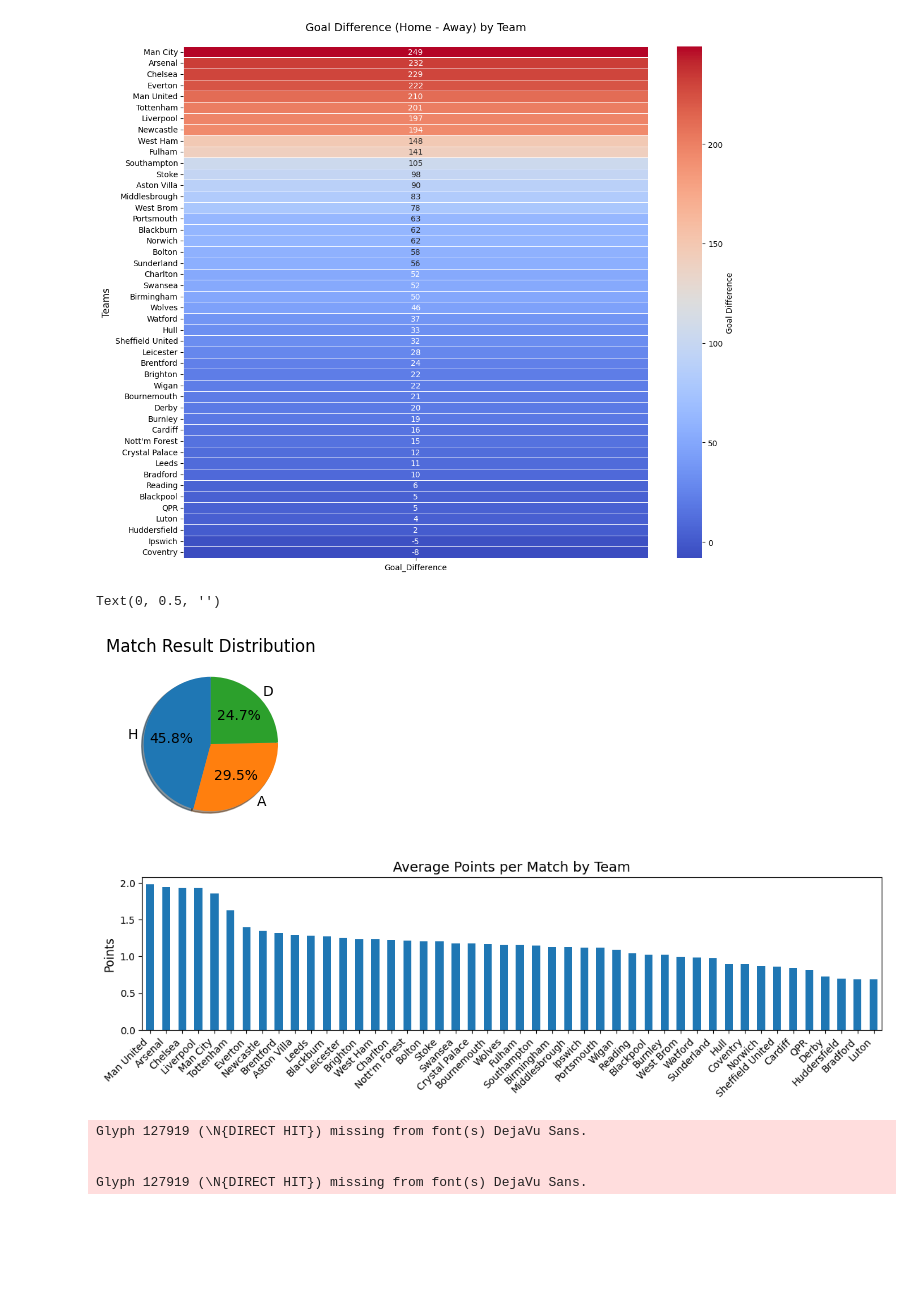
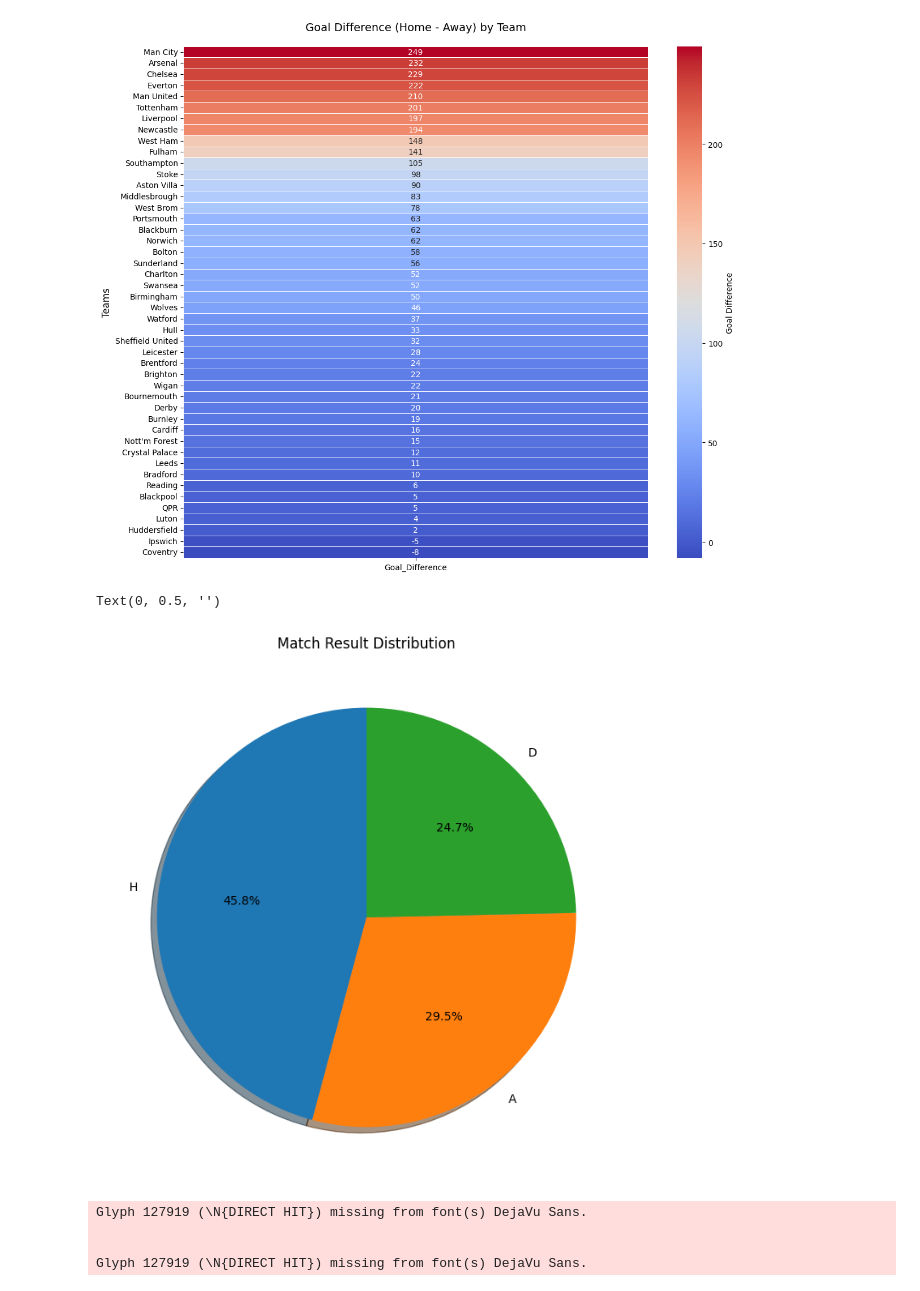
Before and after one commit to AjayChohan1/english-premier-league-capstone-project, a Jupyter notebook: jupyter_notebooks/epl_visualisation.ipynb, the cells around one changed output. Saved outputs shown, nothing was run; the diff lists cells and outputs as text; code cells hidden in the pictures; blank space fills up the shorter version.

```diff
--- a/jupyter_notebooks/epl_visualisation.ipynb
+++ b/jupyter_notebooks/epl_visualisation.ipynb
@@ -204,29 +177,10 @@ plt.show()
 [figure]
 # %%
 # Plot 3: Pie Chart of Results
-plt.subplot(2, 2, 3)
+plt.figure(figsize=(8, 8))
 result_counts.plot(kind='pie', autopct='%1.1f%%', startangle=90, shadow=True)
 plt.title("Match Result Distribution")
 plt.ylabel('')
 # %% [output]
 Text(0, 0.5, '')
-[figure, old version]
+[figure, new version]
-# %%
-# Optional: set figure size for subplot layout
-plt.figure(figsize=(22, 6))  # Wider and taller canvas
-
-# Your existing code with modifications
-plt.subplot(2, 2, 4)
-points_series.plot(kind='bar')
-
-plt.title("Average Points per Match by Team", fontsize=14)
-plt.ylabel("Points", fontsize=12)
-
-# Rotate labels and ensure they don't overlap
-plt.xticks(rotation=45, ha='right', fontsize=10)
-
-# Improve layout
-plt.tight_layout()
-plt.show()
-# %% [output]
-[figure, removed]
```
Also changed, not shown: parts of 11 cells of this notebook, 1 other file.
